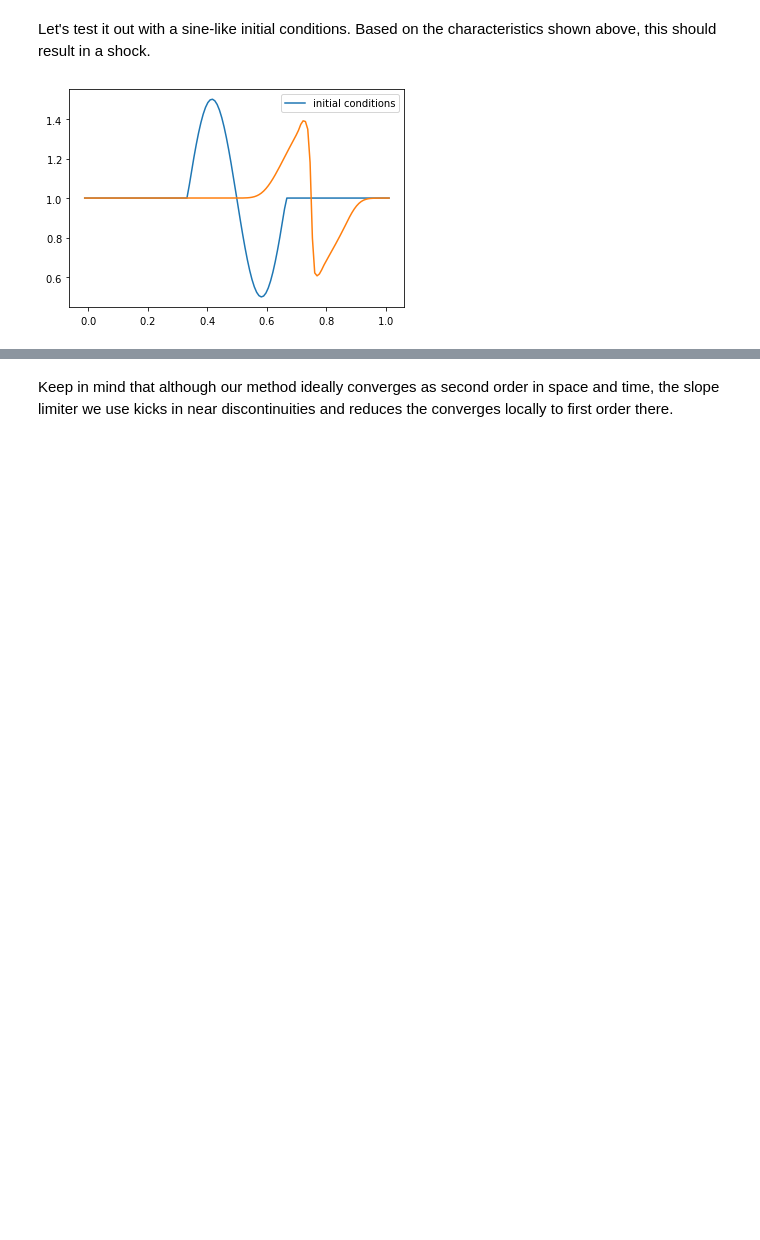
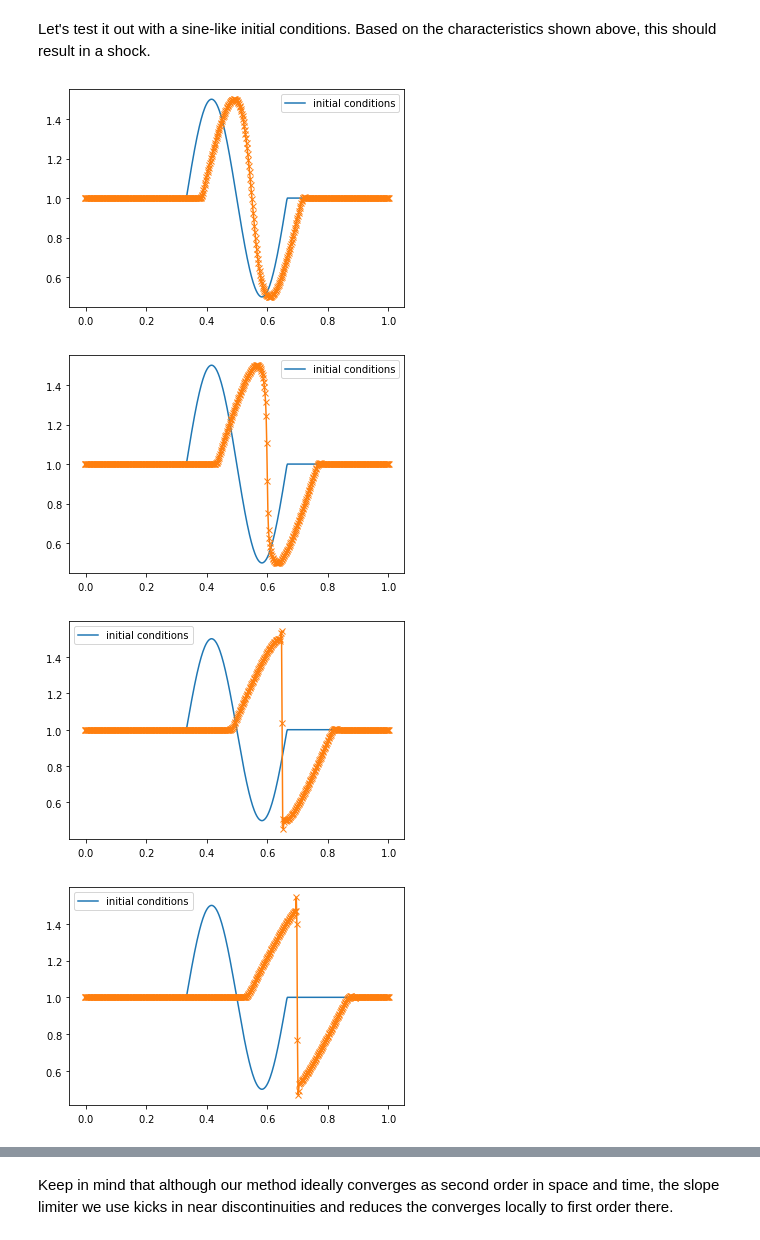
Before and after one commit to zingale/comp_astro_tutorial, a Jupyter notebook: content/06-burgers/06-burgers-methods.ipynb, the cells around one changed output, grey strips where cells are left out. Cells and saved outputs as stored; diff of their text form; code cells hidden in the pictures; blank space fills up the shorter version.

```diff
--- a/content/06-burgers/06-burgers-methods.ipynb
+++ b/content/06-burgers/06-burgers-methods.ipynb
@@ -57,7 +61,7 @@ $$u_{\mathrm{lo}-2} = u_{\mathrm{lo}}$$
 
 and similar at the right boundary.
 # %%
-class FVGrid(object):
+class FVGrid:
 
     def __init__(self, nx, ng, bc="outflow",
                  xmin=0.0, xmax=1.0):
@@ -122,7 +126,7 @@ class FVGrid(object):
         ax = fig.add_subplot(111)
 
         ax.plot(self.x, self.uinit, label="initial conditions")
-        ax.plot(self.x, self.u)
+        ax.plot(self.x, self.u, marker="x")
         ax.legend()
         return fig
 # %% [markdown]
@@ -253,11 +265,15 @@ def sine(g):
                            g.x <= 0.666)
     g.u[index] += 0.5*np.sin(2.0*np.pi*(g.x[index]-0.333)/0.333)
 # %%
-nx = 128
+nx = 512
 C = 0.5
 tmax = 0.25
 
-g = burgers_mol(nx, C, tmax, init_cond=sine)
-fig = g.plot()
+for tmax in [0.05, 0.10, 0.15, 0.20, 0.25]:
+    g = burgers_mol(nx, C, tmax, init_cond=sine)
+    fig = g.plot()
 # %% [output]
-[figure, old version]
+[figure, new version]
+[figure, added]
+[figure, added]
+[figure, added]
```
Also changed, not shown: parts of 8 cells of this notebook, 1 other file.
